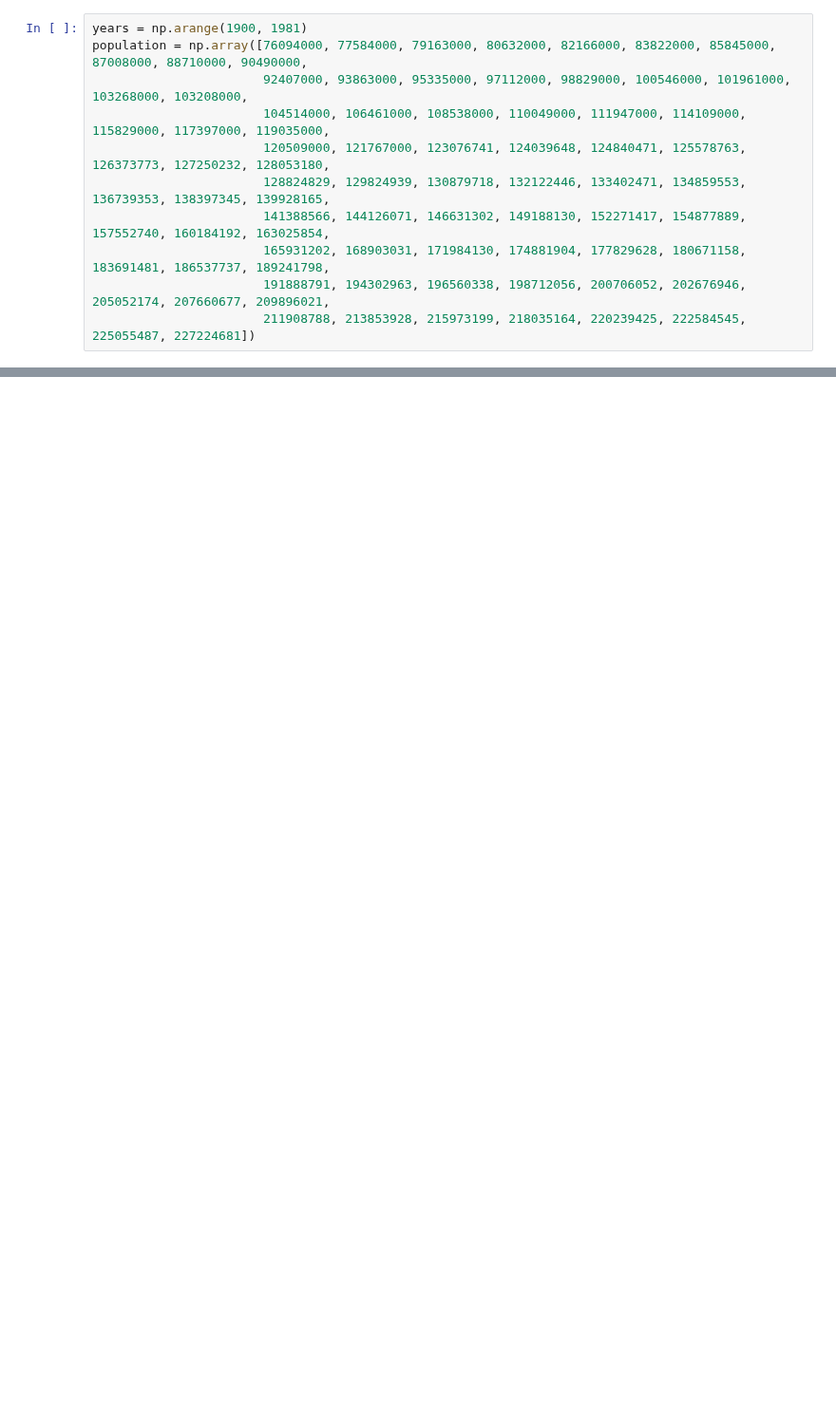
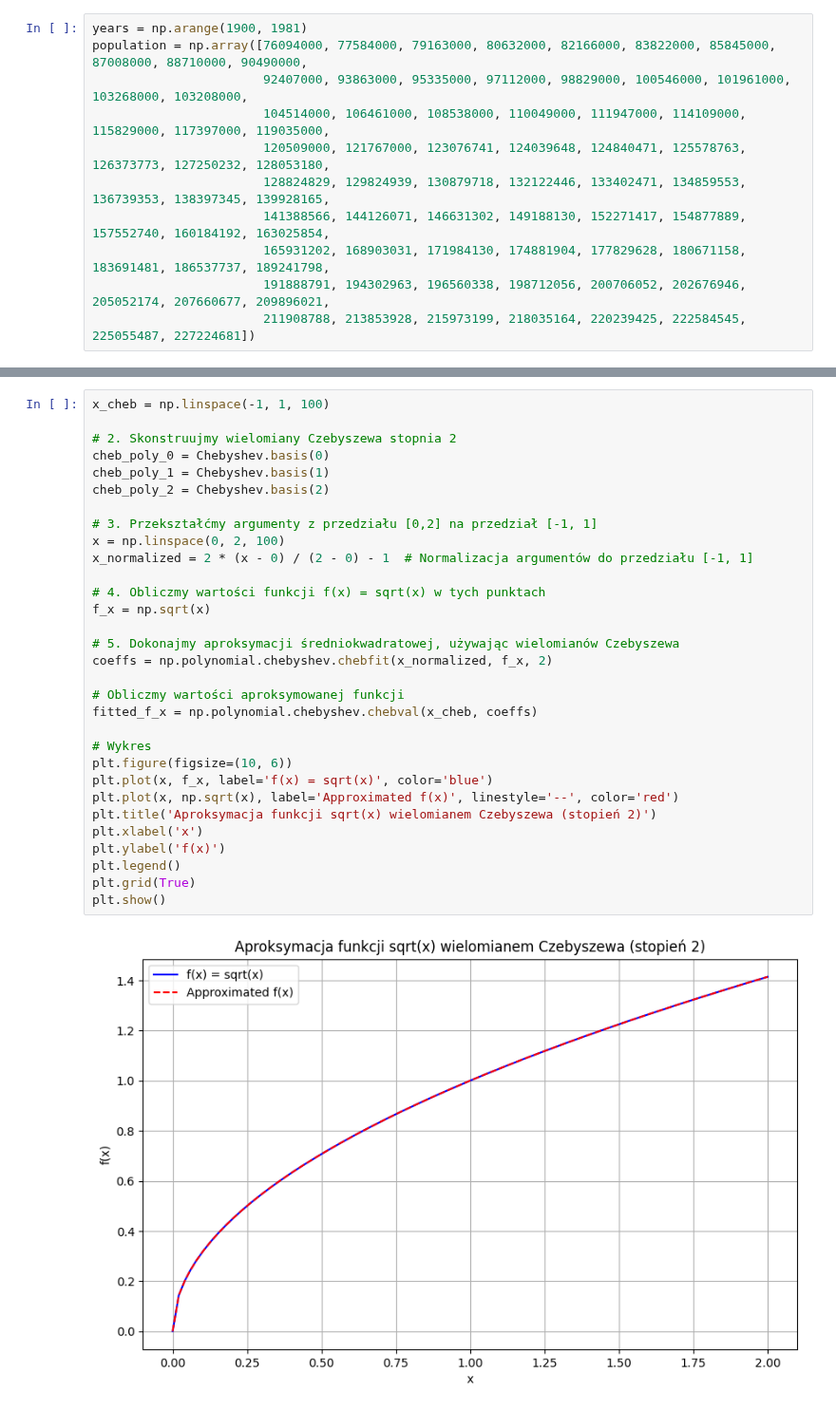
Before and after one commit to biganton/MOWNIT, a Jupyter notebook: lab5/lab5.ipynb, the cells around one changed output, grey strips where cells are left out. Shown at 95% size. Saved outputs shown, nothing was run; the diff lists cells and outputs as text; blank space fills up the shorter version.

```diff
--- a/lab5/lab5.ipynb
+++ b/lab5/lab5.ipynb
@@ -49,0 +125,33 @@ plt.show()
+# %%
+x_cheb = np.linspace(-1, 1, 100)
+
+# 2. Skonstruujmy wielomiany Czebyszewa stopnia 2
+cheb_poly_0 = Chebyshev.basis(0)
+cheb_poly_1 = Chebyshev.basis(1)
+cheb_poly_2 = Chebyshev.basis(2)
+
+# 3. Przekształćmy argumenty z przedziału [0,2] na przedział [-1, 1]
+x = np.linspace(0, 2, 100)
+x_normalized = 2 * (x - 0) / (2 - 0) - 1  # Normalizacja argumentów do przedziału [-1, 1]
+
+# 4. Obliczmy wartości funkcji f(x) = sqrt(x) w tych punktach
+f_x = np.sqrt(x)
+
+# 5. Dokonajmy aproksymacji średniokwadratowej, używając wielomianów Czebyszewa
+coeffs = np.polynomial.chebyshev.chebfit(x_normalized, f_x, 2)
+
+# Obliczmy wartości aproksymowanej funkcji
+fitted_f_x = np.polynomial.chebyshev.chebval(x_cheb, coeffs)
+
+# Wykres
+plt.figure(figsize=(10, 6))
+plt.plot(x, f_x, label='f(x) = sqrt(x)', color='blue')
+plt.plot(x, np.sqrt(x), label='Approximated f(x)', linestyle='--', color='red')
+plt.title('Aproksymacja funkcji sqrt(x) wielomianem Czebyszewa (stopień 2)')
+plt.xlabel('x')
+plt.ylabel('f(x)')
+plt.legend()
+plt.grid(True)
+plt.show()
+# %% [output]
+[figure, added]
```
Also changed, not shown: parts of 7 cells of this notebook.
